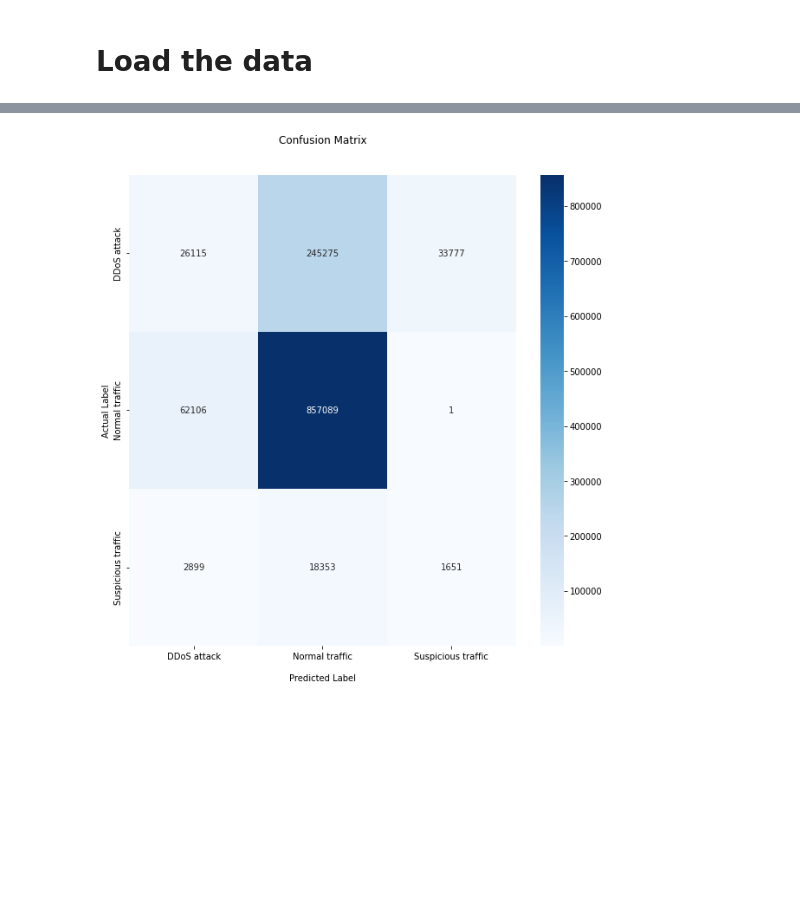
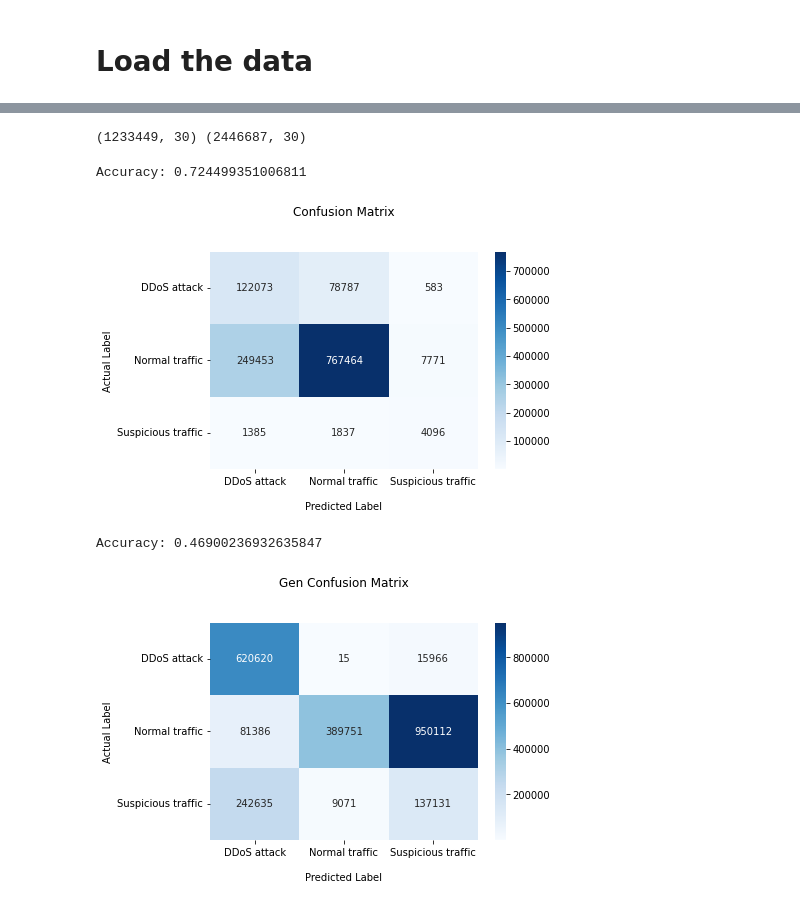
Before and after one commit to LordLokator/ADAML_24, a Jupyter notebook: notebooks/training.ipynb, the cells around one changed output, grey strips where cells are left out. Cells and saved outputs as stored; diff of their text form; code cells hidden in the pictures; blank space fills up the shorter version.

```diff
--- a/notebooks/training.ipynb
+++ b/notebooks/training.ipynb
@@ -110,11 +109,25 @@ plt.show()
+# %%
+test_path = "../data/preprocessed/test_vectors_scaled.csv"
+gen_path = "../data/preprocessed/generalisation_vectors_scaled.csv"
+
+test_df = pd.read_csv(test_path)
+gen_df = pd.read_csv(gen_path)
 # %%
-# get target features
-data_df = valid_df_scaled.drop(columns=['Type'])
-data_df = data_df.reindex(sorted(data_df.columns), axis=1)
-target_df = valid_df_scaled['Type']
+def preprocess(df, label_encoder = None):
+    # get target features
+    data_df = df.drop(columns=['Type'])
+    if "is_synthetic" in data_df.columns:
+        data_df.drop(columns=['is_synthetic'], inplace = True)
+    data_df = data_df.reindex(sorted(data_df.columns), axis=1)
+    target_df = df['Type']
 
-# encode target labels
-target_df = target_label_encoder.transform(target_df)
+    # encode target labels
+    if label_encoder is None:
+        label_encoder = LabelEncoder()
+        label_encoder.fit(target_df)
+    target_df = label_encoder.transform(target_df)
 
-X_valid = data_df.to_numpy()
-y_valid = target_df
+    X = data_df.to_numpy()
+    y = target_df
+
+    return X, y, label_encoder
@@ -151,19 +134,54 @@ Suspicious traffic       0.05      0.07      0.06     22903
+# %%
+# preprocess the datasets
+X_test, y_test, _ =  preprocess(test_df, label_encoder=target_label_encoder)
+X_gen, y_gen, _ =  preprocess(gen_df, label_encoder=target_label_encoder)
+# %%
+print(X_test.shape, X_gen.shape)
+# %% [output]
+(1233449, 30) (2446687, 30)
 # %%
-import seaborn as sns
+# Make predictions on the test data
+y_pred = rf_classifier.predict(X_test)
 
-cf_matrix = confusion_matrix(y_valid, y_pred)
+# Calculate accuracy of the model
+accuracy = accuracy_score(y_test, y_pred)
+print("Accuracy:", accuracy)
 
-fig = plt.figure(figsize=(10,10))
+cf_matrix = confusion_matrix(y_test, y_pred)
 
 class_names = target_label_encoder.inverse_transform([0,1,2])
 
 ax = sns.heatmap(cf_matrix, annot=True, cmap='Blues',fmt = 'd', xticklabels=class_names, yticklabels=class_names)
 
 ax.set_title('Confusion Matrix\n\n')
 ax.set_xlabel('\nPredicted Label')
 ax.set_ylabel('Actual Label')
 
 ## Display the visualization of the Confusion Matrix.
 plt.show()
 # %% [output]
+Accuracy: 0.724499351006811
-[figure, old version]
+[figure, new version]
+# %%
+# Make predictions on the gen data
+y_pred = rf_classifier.predict(X_gen)
+
+# Calculate accuracy of the model
+accuracy = accuracy_score(y_gen, y_pred)
+print("Accuracy:", accuracy)
+
+cf_matrix = confusion_matrix(y_gen, y_pred)
+
+class_names = target_label_encoder.inverse_transform([0,1,2])
+
+ax = sns.heatmap(cf_matrix, annot=True, cmap='Blues',fmt = 'd', xticklabels=class_names, yticklabels=class_names)
+
+ax.set_title('Gen Confusion Matrix\n\n')
+ax.set_xlabel('\nPredicted Label')
+ax.set_ylabel('Actual Label')
+
+## Display the visualization of the Confusion Matrix.
+plt.show()
+# %% [output]
+Accuracy: 0.46900236932635847
+[figure, added]
```
Also changed, not shown: parts of 18 cells of this notebook, 3 other files.
